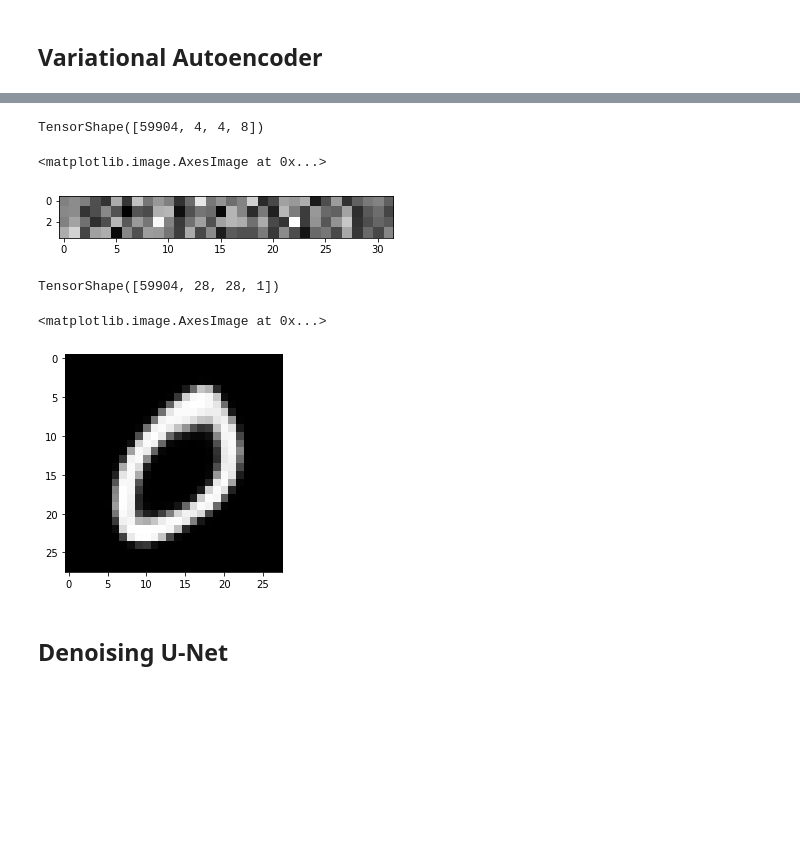
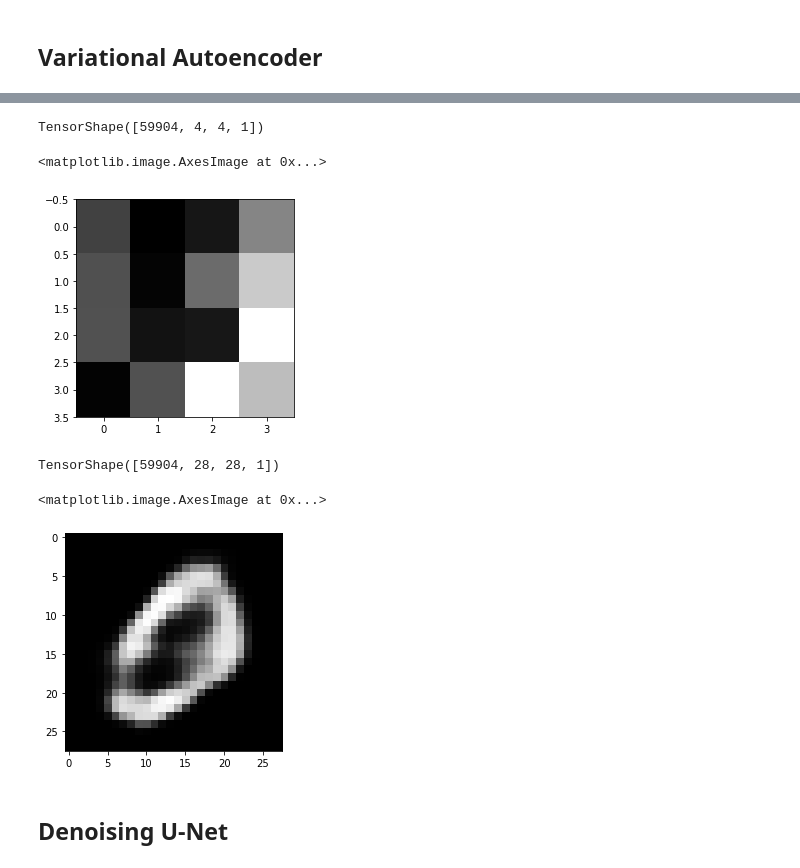
Before and after one commit to hayden-donnelly/ml-notebooks, a Jupyter notebook: latent_diffusion.ipynb, the cells around one changed output, grey strips where cells are left out. Saved outputs shown, nothing was run; the diff lists cells and outputs as text; code cells hidden in the pictures; blank space fills up the shorter version.

Commit message:
Latent diffusin now working.

```diff
--- a/latent_diffusion.ipynb
+++ b/latent_diffusion.ipynb
@@ -62,7 +62,7 @@ def DecoderBlock():
 class Sampling(layers.Layer):
     def call(self, inputs):
         z_mean, z_log_var = inputs
-        epsilon = tf.keras.backend.random_normal(shape=(4, 4, 8))
+        epsilon = tf.keras.backend.random_normal(shape=(4, 4, 1))
         return z_mean + tf.exp(0.5 * z_log_var) * epsilon
 # %%
 class VAE(keras.Model):
@@ -87,13 +87,13 @@ class VAE(keras.Model):
     def create_encoder(self):
         input_image = layers.Input(shape=(image_size, image_size, channels))
         x = EncoderBlock()(input_image)
-        z_mean = layers.Conv2D(8, (2, 2), padding='same')(x)
-        z_log_var = layers.Conv2D(8, (2, 2), padding='same')(x)
+        z_mean = layers.Conv2D(1, (2, 2), padding='same')(x)
+        z_log_var = layers.Conv2D(1, (2, 2), padding='same')(x)
         z = Sampling()([z_mean, z_log_var])
         return keras.Model(input_image, [z_mean, z_log_var, z])
 
     def create_decoder(self):
-        input_latent = layers.Input(shape=(4, 4, 8))
+        input_latent = layers.Input(shape=(4, 4, 1))
         decoded = DecoderBlock()(input_latent)
         return keras.Model(input_latent, decoded)
 
@@ -131,4 +131,4 @@ class VAE(keras.Model):
 # %%
 vae = VAE()
 vae.compile(optimizer='adam')
-vae.fit(x_train, epochs=200, batch_size = 512)
+vae.fit(x_train, epochs=40, batch_size = 512)
@@ -135,6 +154,6 @@ vae.fit(x_train, epochs=200, batch_size = 512)
 # %%
+batch_size = 512
 encoded_images = vae.encode(x_train[0 : batch_size])
-batch_size = 512
 
 for i in range(1, int(x_train.shape[0] / batch_size)):
     encoded = vae.encode(x_train[i*batch_size : i * batch_size + batch_size])
@@ -142,12 +161,12 @@ for i in range(1, int(x_train.shape[0] / batch_size)):
 
 encoded_images.shape
 # %% [output]
-TensorShape([59904, 4, 4, 8])
+TensorShape([59904, 4, 4, 1])
 # %%
-plt.imshow(encoded_images[0].numpy().reshape(4, 4 * 8), cmap='gray')
+plt.imshow(encoded_images[0].numpy().reshape(4, 4), cmap='gray')
 # %% [output]
 <matplotlib.image.AxesImage at 0x...>
-[figure, old version]
+[figure, new version]
 # %%
 decoded_images = vae.decode(encoded_images[0 : batch_size])
 batch_size = 512
@@ -163,7 +182,7 @@ TensorShape([59904, 28, 28, 1])
 plt.imshow(decoded_images[1].numpy().reshape(28, 28), cmap='gray')
 # %% [output]
 <matplotlib.image.AxesImage at 0x...>
-[figure, old version]
+[figure, new version]
 # %% [markdown]
 ## Denoising U-Net
 # %%
```
Also changed, not shown: parts of 9 cells of this notebook.
